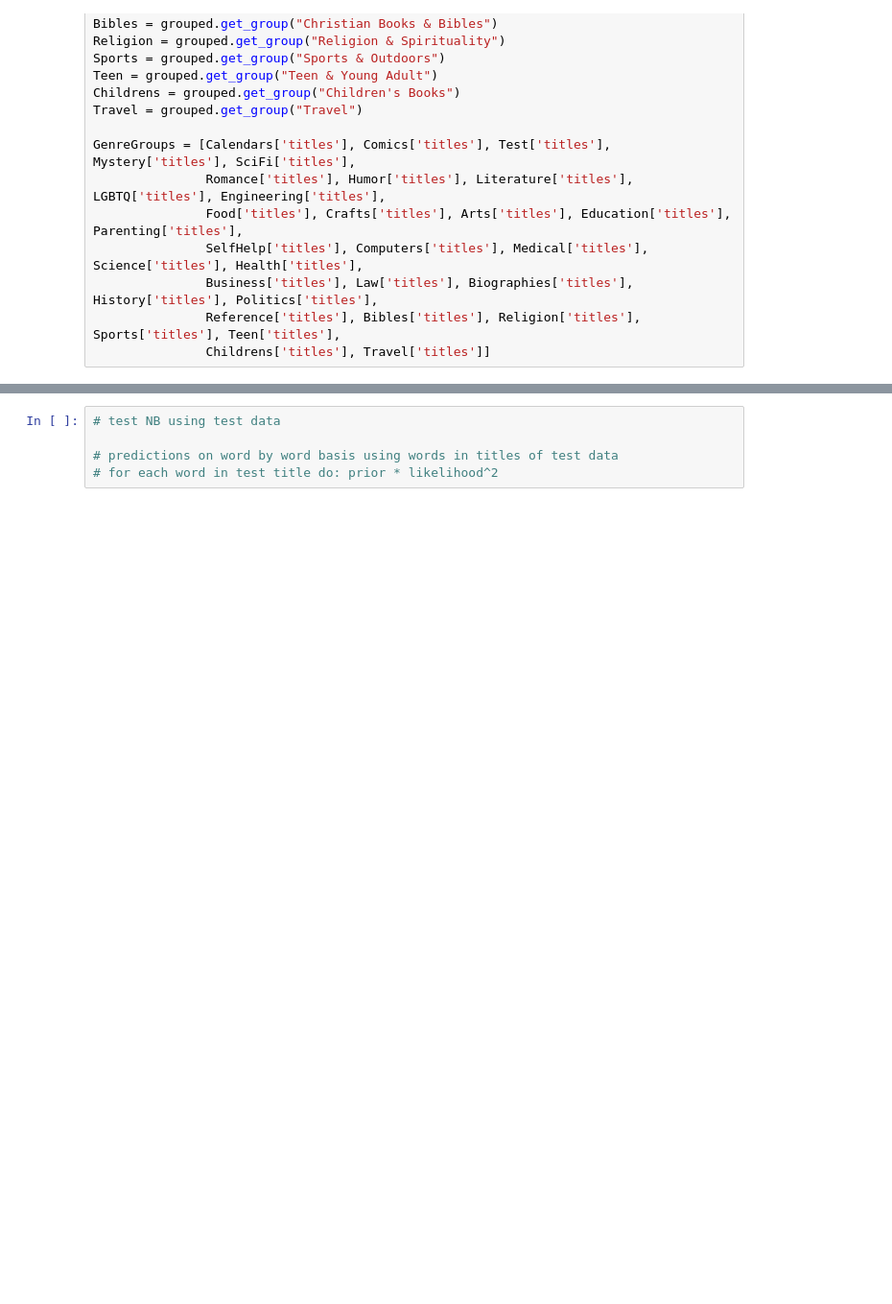
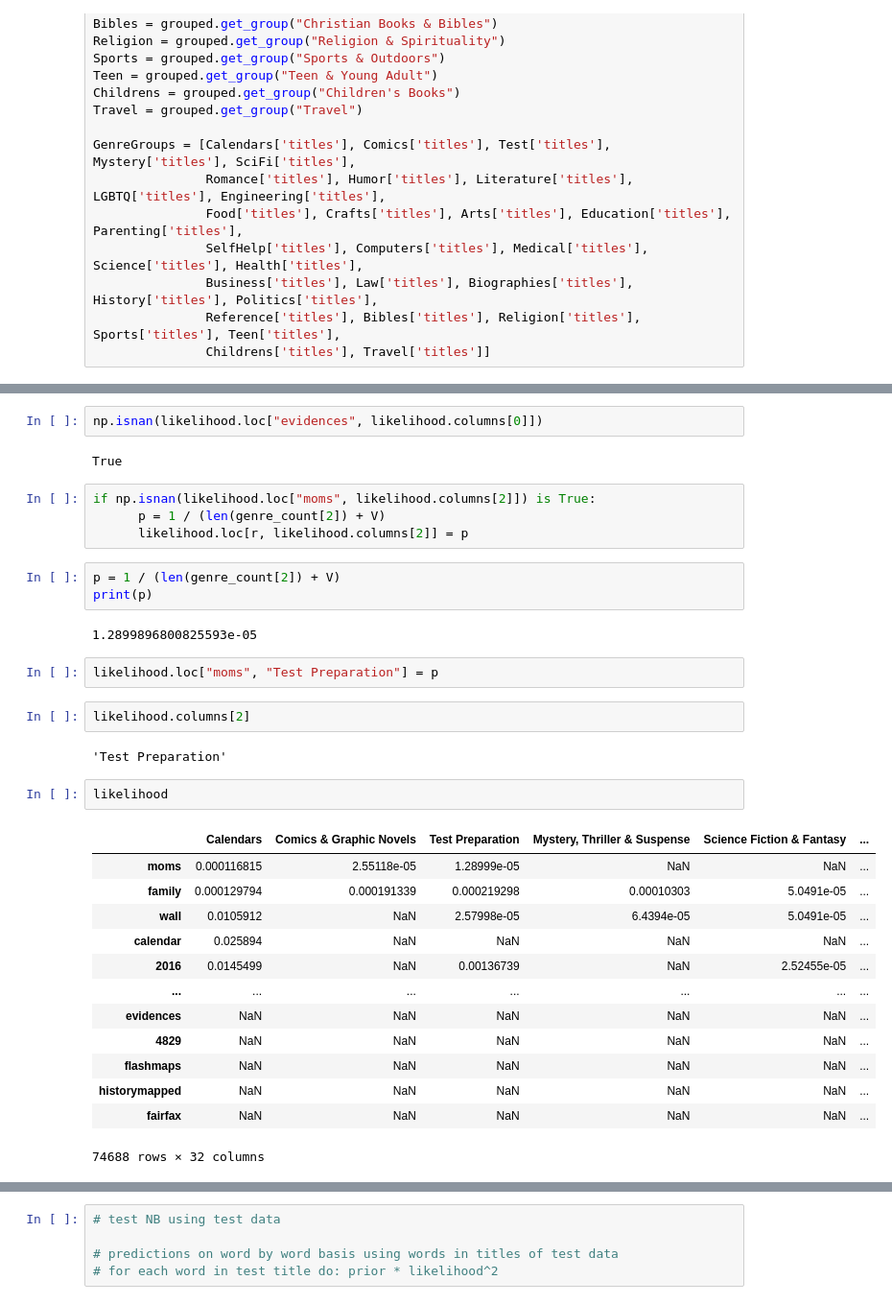
Before and after one commit to feliciahf/NLP-Project, a Jupyter notebook: amazon/colab_FH.ipynb, the cells around one changed output, grey strips where cells are left out. Shown at 96% size. Cells and saved outputs as stored; diff of their text form; blank space fills up the shorter version.

Commit message:
likelihood part1 WORKS

```diff
--- a/amazon/colab_FH.ipynb
+++ b/amazon/colab_FH.ipynb
@@ -480,3 +457,38 @@ print(p)
+# %%
+np.isnan(likelihood.loc["evidences", likelihood.columns[0]])
+# %% [output]
+True
+# %%
+if np.isnan(likelihood.loc["moms", likelihood.columns[2]]) is True:
+      p = 1 / (len(genre_count[2]) + V)
+      likelihood.loc[r, likelihood.columns[2]] = p
+# %%
+p = 1 / (len(genre_count[2]) + V)
+print(p)
+# %% [output]
+1.2899896800825593e-05
+# %%
+likelihood.loc["moms", "Test Preparation"] = p
+# %%
+likelihood.columns[2]
+# %% [output]
+'Test Preparation'
+# %%
+likelihood
+# %% [output]
+|  | Calendars | Comics & Graphic Novels | Test Preparation | Mystery, Thriller & Suspense | Science Fiction & Fantasy | ... |
+| moms | 0.000116815 | 2.55118e-05 | 1.28999e-05 | NaN | NaN | ... |
+| family | 0.000129794 | 0.000191339 | 0.000219298 | 0.00010303 | 5.0491e-05 | ... |
+| wall | 0.0105912 | NaN | 2.57998e-05 | 6.4394e-05 | 5.0491e-05 | ... |
+| calendar | 0.025894 | NaN | NaN | NaN | NaN | ... |
+| 2016 | 0.0145499 | NaN | 0.00136739 | NaN | 2.52455e-05 | ... |
+| ... | ... | ... | ... | ... | ... | ... |
+| evidences | NaN | NaN | NaN | NaN | NaN | ... |
+| 4829 | NaN | NaN | NaN | NaN | NaN | ... |
+| flashmaps | NaN | NaN | NaN | NaN | NaN | ... |
+| historymapped | NaN | NaN | NaN | NaN | NaN | ... |
+| fairfax | NaN | NaN | NaN | NaN | NaN | ... |
+74688 rows × 32 columns
 # %%
 # check whether value was actually replaced at specified index
 likelihood.loc[["dog"]]
```
Also changed, not shown: parts of 27 cells of this notebook.
